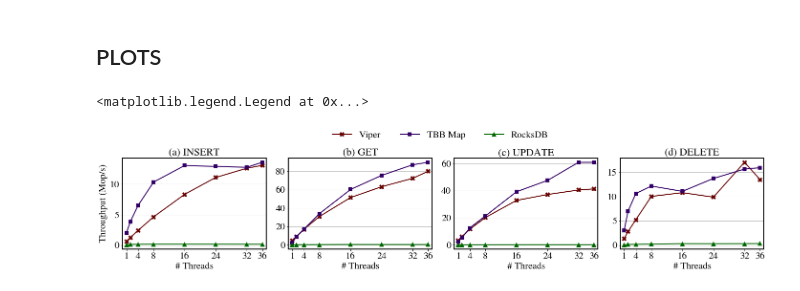
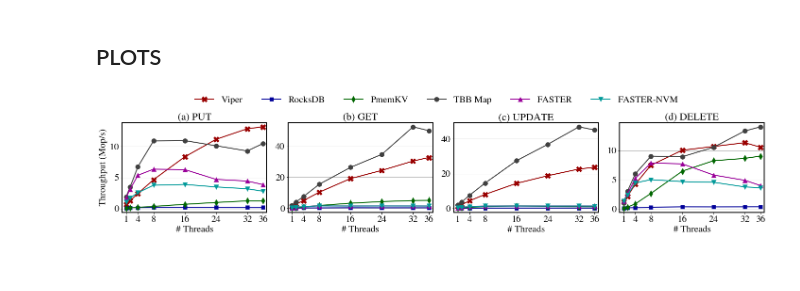
Before and after one commit to hpides/viper, a Jupyter notebook: eval/all_ops.ipynb, the cells around one changed output. Drawn from its saved outputs; the diff is of its cells as text; code cells hidden in the pictures.

```diff
--- a/eval/all_ops.ipynb
+++ b/eval/all_ops.ipynb
@@ -20,12 +15,13 @@ runs = defaultdict(list)
 
 ROCKS_DISK = ('DiskRocksDb', "RocksDB-SSD")
 ROCKS = ('PmemRocksDb', "RocksDB")
-PMEMKV = ('PmemKV', "PmemKV")
+PMEMKV = ('PmemKv', "PmemKV")
 VIPER = ('Viper', 'Viper')
 DRAM_MAP = ('DramMap', 'TBB Map')
-FASTER = ('Faster', "FASTER")
+HYBRID_FASTER = ('PmemHybridFaster', 'FASTER')
+NVM_FASTER = ('NvmFaster', 'FASTER-NVM')
 
-ALL_FIXTURES = [VIPER, DRAM_MAP, ROCKS ] #PMEMKV, ROCKS_NVM,]
+ALL_FIXTURES = [VIPER, ROCKS, PMEMKV, DRAM_MAP, HYBRID_FASTER, NVM_FASTER]
 ALL_BM_TYPES = ['insert', 'get', 'update', 'delete']
 
 def get_bm_type(bm_type_str):
@@ -42,10 +38,10 @@ for bm in BENCHMARKS:
             runs[(fixture, bm_type)].append(bm)
             found = True
             break
-    if not found: raise RuntimeError(f"Unknown fixture {bm['name']}")
+#     if not found: raise RuntimeError(f"Unknown fixture {bm['name']}")
 
 for fixture, _ in ALL_FIXTURES:
     for bm_type in ALL_BM_TYPES:
         runs[(fixture, bm_type)].sort(key=lambda x: x['threads'])
 
-pprint.pprint(runs)
+# pprint.pprint(runs)
@@ -83,50 +61,46 @@ MILLION = 1_000_000
 # %%
 fig, (insert_ax, get_ax, update_ax, delete_ax) = plt.subplots(1, 4, figsize=(20, 4))
 
-#           red        blue       green
-COLORS = ['#660000', '#330066', '#006600', ]
-MARKERS = [('X', 10), ("s", 8), ("^", 10), ("o", 8), ("|", 8),]
+#           red        blue       green      grey       purple     turquoise
+COLORS =  ['#990000', '#000099', '#006600', '#404040', '#990099', '#009999']
+MARKERS = [('X', 12), ("s", 8),  ("d", 10), ("o", 10), ("^", 10), ('v', 10)]
 
 def get_bm_ax(bm_type):
     if bm_type == 'insert': return insert_ax
     if bm_type == 'get': return get_ax
     if bm_type == 'update': return update_ax
     if bm_type == 'delete': return delete_ax
     raise RuntimeError(f"Unknown bm_type {bm_type}")
 
 num_threads = sorted({run['threads'] for run in list(runs.values())[0]})
 
 for bm_type, letter in zip(ALL_BM_TYPES, ['a', 'b', 'c', 'd']):
     ax = get_bm_ax(bm_type)
     ax.set_xlabel("# Threads", fontsize=20)
     ax.set_title(f"({letter}) {bm_type.upper()}", fontsize=22)
     colors = iter(COLORS)
     markers = iter(MARKERS)
     for (fixture, _) in ALL_FIXTURES:
         r = [run['items_per_second'] / MILLION for run in runs[(fixture, bm_type)]]
         marker, ms = next(markers)
-        ax.plot(num_threads, r, marker=marker, ms=ms, color=next(colors), markeredgewidth=0.1, lw=2)
+        ax.plot(num_threads, r, marker=marker, ms=ms, color=next(colors), markeredgewidth=0.5, lw=2)
     x_ticks = np.append(ax.get_xticks(), 36)
     ax.set_xticks([1, 4, 8, 16, 24, 32, 36])
     ax.set_xlim(0, 37)
     ax.grid(axis='y', which='major')
     for tick in ax.xaxis.get_major_ticks():
         tick.label.set_fontsize(20)
     for tick in ax.yaxis.get_major_ticks():
         tick.label.set_fontsize(20)
 
-# ax.plot(num_threads, rocks_disk_runs, label="DIMM", ls='-', color='grey')
-# ax.plot(num_threads, rocks_nvm_runs, label="Block", ls='--', color='#BA2121')
-
 
 insert_ax.set_ylabel("Throughput (Mop/s)", fontsize=20)
-# fig.legend(frameon=True, loc="upper center", borderaxespad=0.1,) #, bbox_to_anchor=(0.55, 0.54))
+insert_ax.set_title(f"(a) PUT", fontsize=22)
+
 fig.legend(loc='upper center', labels=[f[1] for f in ALL_FIXTURES],
-           bbox_to_anchor=(0.5, 1.1), ncol=6, frameon=False,
-           fontsize=20)
+           bbox_to_anchor=(0.5, 1.1), ncol=6, frameon=False, fontsize=20)
 
-# ax.grid(axis='y', which='major')
-# fig.savefig('charts/all_ops.pdf', bbox_inches='tight')
+fig.savefig('charts/all_ops.pdf', bbox_inches='tight')
+fig.savefig('charts/all_ops.svg', bbox_inches='tight')
 # %% [output]
-<matplotlib.legend.Legend at 0x...>
-[figure, old version]
+[figure, new version]
```
Also changed, not shown: parts of 4 cells of this notebook, 9 other files.
